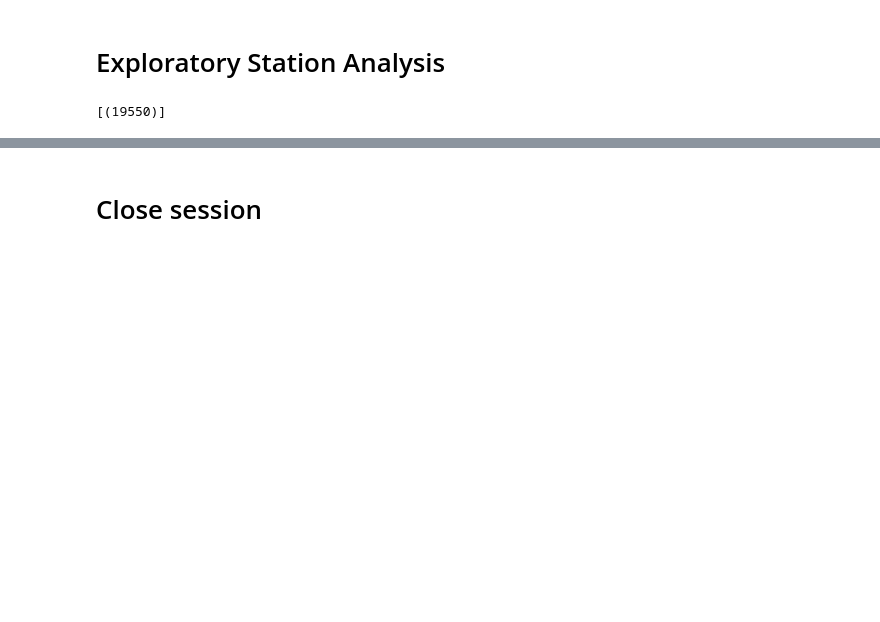
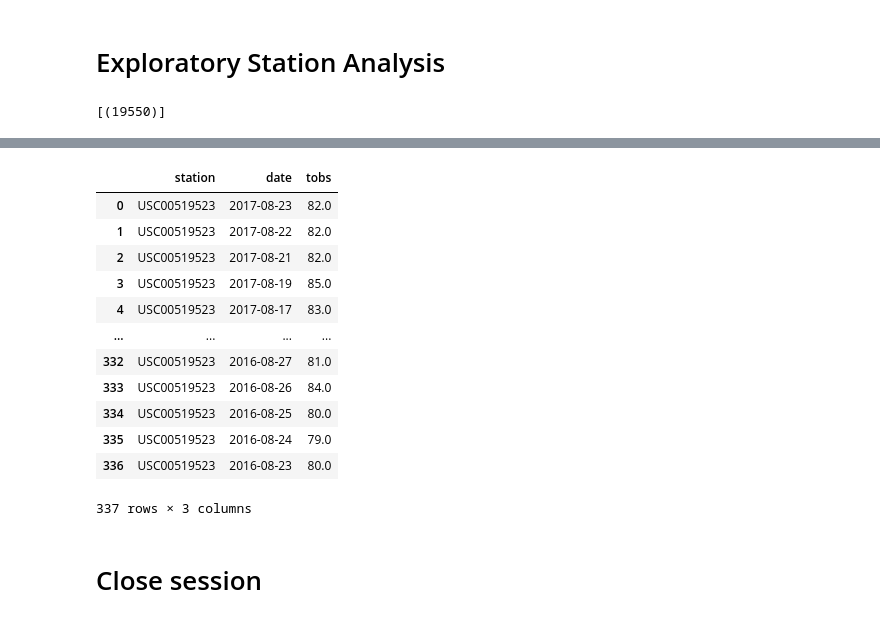
Before and after one commit to yperez0914/sqlalchemy-challenge, a Jupyter notebook: HI_Climate.ipynb, the cells around one changed output, grey strips where cells are left out. Drawn from its saved outputs; the diff is of its cells as text; code cells hidden in the pictures; blank space fills up the shorter version.

```diff
--- a/HI_Climate.ipynb
+++ b/HI_Climate.ipynb
@@ -194,0 +293,5 @@ AttributeError: 'result' object has no attribute 'stations'
+# %%
+station_temp_year = session.query(Measurement.station,Measurement.date, Measurement.tobs).\
+    filter((Measurement.date >= '2016-08-23'), (Measurement.station == 'USC00519523')).\
+    order_by(Measurement.date.desc()).all()
+station_temp_year
@@ -195,3 +316,23 @@ AttributeError: 'result' object has no attribute 'stations'
+# %%
+temp_over_time = pd.DataFrame(station_temp_year)
+temp_over_time
+precip =pd.DataFrame(results, columns = ['Date', 'Precipitation'])
+precip.set_index('Date', inplace =True)
+precip
+# %% [output]
+|  | station | date | tobs |
+| 0 | USC00519523 | 2017-08-23 | 82.0 |
+| 1 | USC00519523 | 2017-08-22 | 82.0 |
+| 2 | USC00519523 | 2017-08-21 | 82.0 |
+| 3 | USC00519523 | 2017-08-19 | 85.0 |
+| 4 | USC00519523 | 2017-08-17 | 83.0 |
+| ... | ... | ... | ... |
+| 332 | USC00519523 | 2016-08-27 | 81.0 |
+| 333 | USC00519523 | 2016-08-26 | 84.0 |
+| 334 | USC00519523 | 2016-08-25 | 80.0 |
+| 335 | USC00519523 | 2016-08-24 | 79.0 |
+| 336 | USC00519523 | 2016-08-23 | 80.0 |
+337 rows × 3 columns
 # %% [markdown]
 # Close session
 # %%
```
Also changed, not shown: parts of 12 cells of this notebook, 1 other file.
